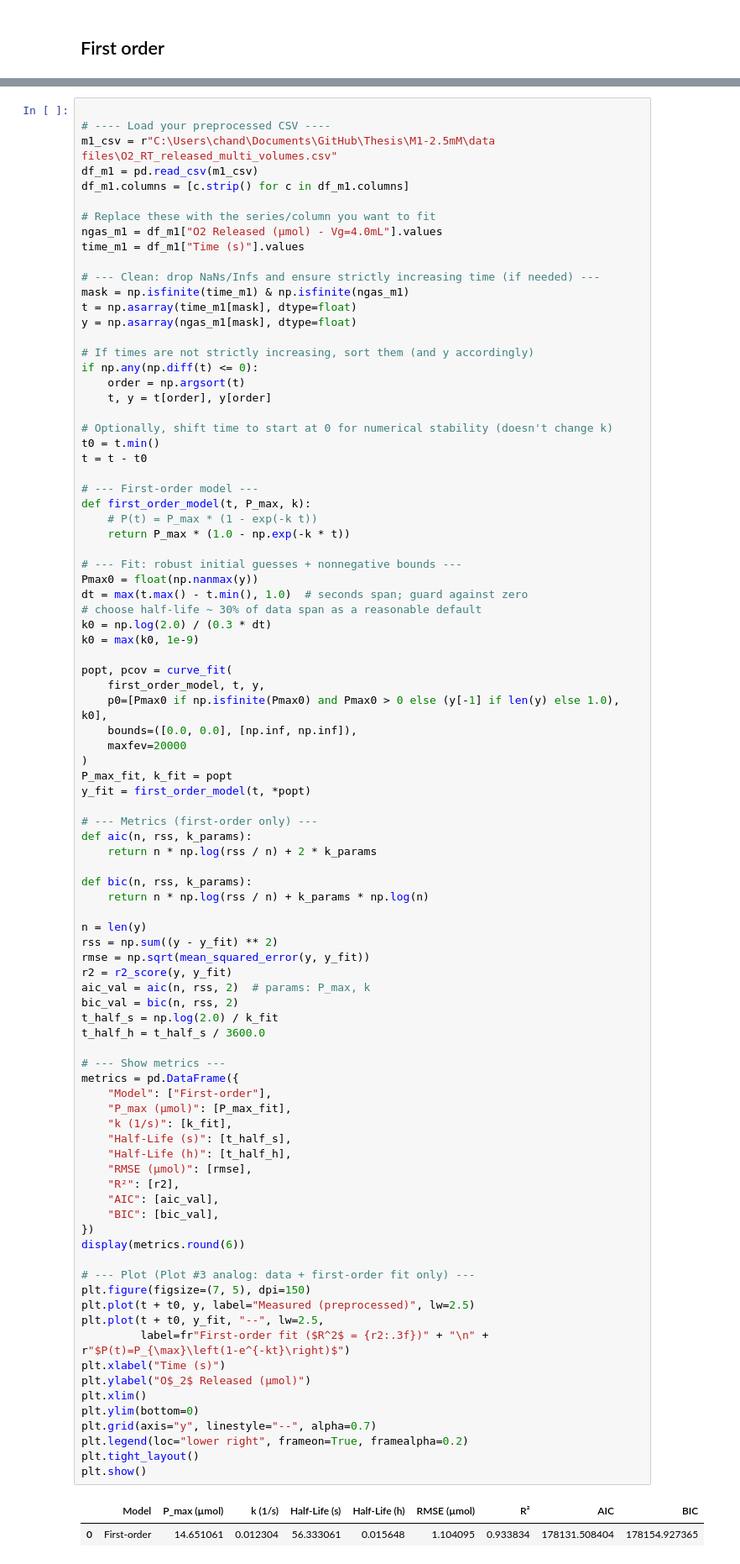
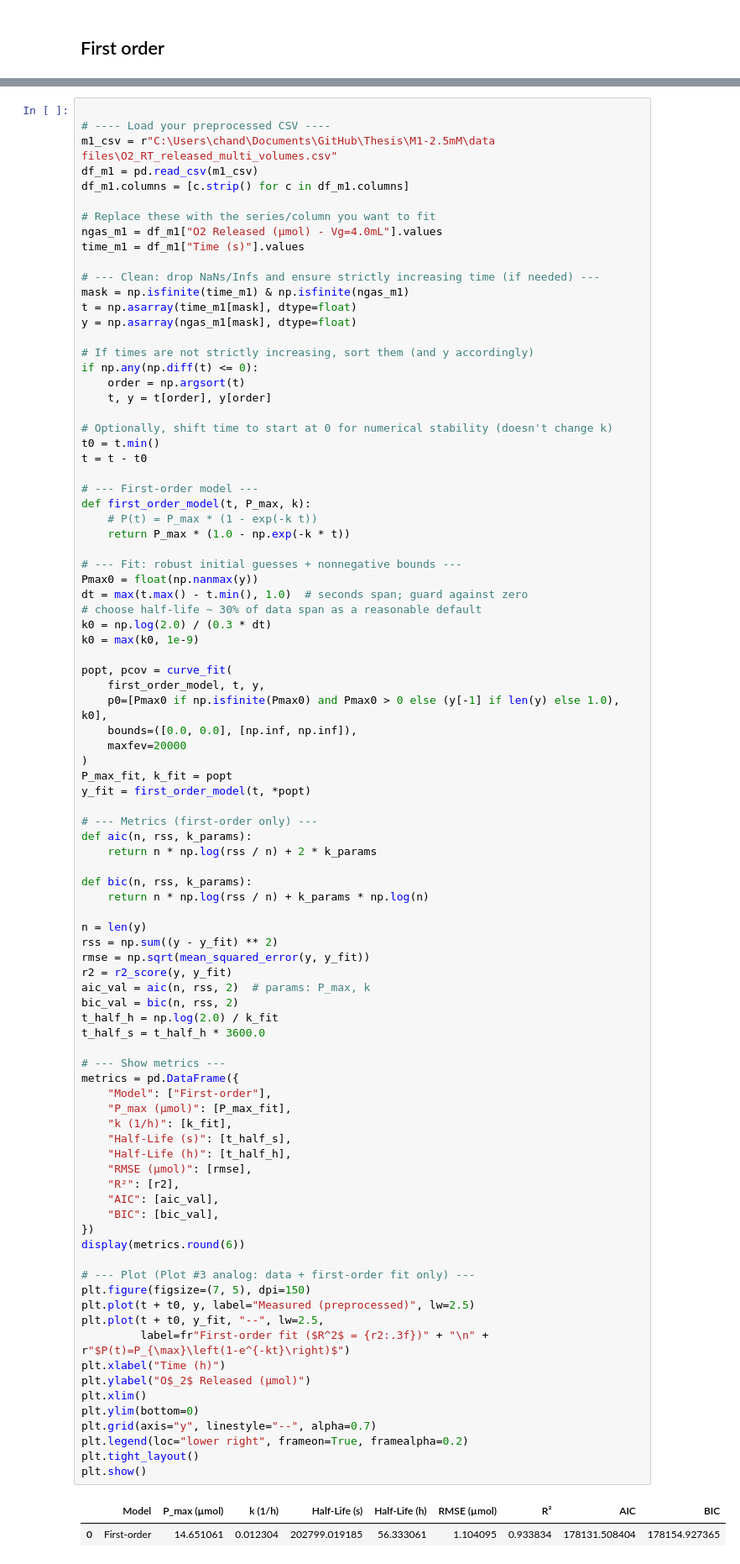
Before and after one commit to ChandrikaSethumadhavan/Master_Thesis, a Jupyter notebook: Kinetic models.ipynb, the cells around one changed output, grey strips where cells are left out. Shown at 84% size. Cells and saved outputs as stored; diff of their text form.

```diff
--- a/Kinetic models.ipynb
+++ b/Kinetic models.ipynb
@@ -198,39 +118,39 @@ rmse = np.sqrt(mean_squared_error(y, y_fit))
 r2 = r2_score(y, y_fit)
 aic_val = aic(n, rss, 2)  # params: P_max, k
 bic_val = bic(n, rss, 2)
-t_half_s = np.log(2.0) / k_fit
-t_half_h = t_half_s / 3600.0
+t_half_h = np.log(2.0) / k_fit
+t_half_s = t_half_h * 3600.0
 
 # --- Show metrics ---
 metrics = pd.DataFrame({
     "Model": ["First-order"],
     "P_max (µmol)": [P_max_fit],
-    "k (1/s)": [k_fit],
+    "k (1/h)": [k_fit],
     "Half-Life (s)": [t_half_s],
     "Half-Life (h)": [t_half_h],
     "RMSE (µmol)": [rmse],
     "R²": [r2],
     "AIC": [aic_val],
     "BIC": [bic_val],
 })
 display(metrics.round(6))
 
 # --- Plot (Plot #3 analog: data + first-order fit only) ---
 plt.figure(figsize=(7, 5), dpi=150)
 plt.plot(t + t0, y, label="Measured (preprocessed)", lw=2.5)
 plt.plot(t + t0, y_fit, "--", lw=2.5,
          label=fr"First-order fit ($R^2$ = {r2:.3f})" + "\n" + r"$P(t)=P_{\max}\left(1-e^{-kt}\right)$")
-plt.xlabel("Time (s)")
+plt.xlabel("Time (h)")
 plt.ylabel("O$_2$ Released (µmol)")
 plt.xlim()
 plt.ylim(bottom=0)
 plt.grid(axis="y", linestyle="--", alpha=0.7)
 plt.legend(loc="lower right", frameon=True, framealpha=0.2)
 plt.tight_layout()
 plt.show()
 # %% [output]
-|  | Model | P_max (µmol) | k (1/s) | Half-Life (s) | Half-Life (h) | RMSE (µmol) | R² | AIC | BIC |
-| 0 | First-order | 14.651061 | 0.012304 | 56.333061 | 0.015648 | 1.104095 | 0.933834 | 178131.508404 | 178154.927365 |
+|  | Model | P_max (µmol) | k (1/h) | Half-Life (s) | Half-Life (h) | RMSE (µmol) | R² | AIC | BIC |
+| 0 | First-order | 14.651061 | 0.012304 | 202799.019185 | 56.333061 | 1.104095 | 0.933834 | 178131.508404 | 178154.927365 |
 [figure]
 # %% [markdown]
 # Logistic
```
Also changed, not shown: parts of 24 cells of this notebook.
